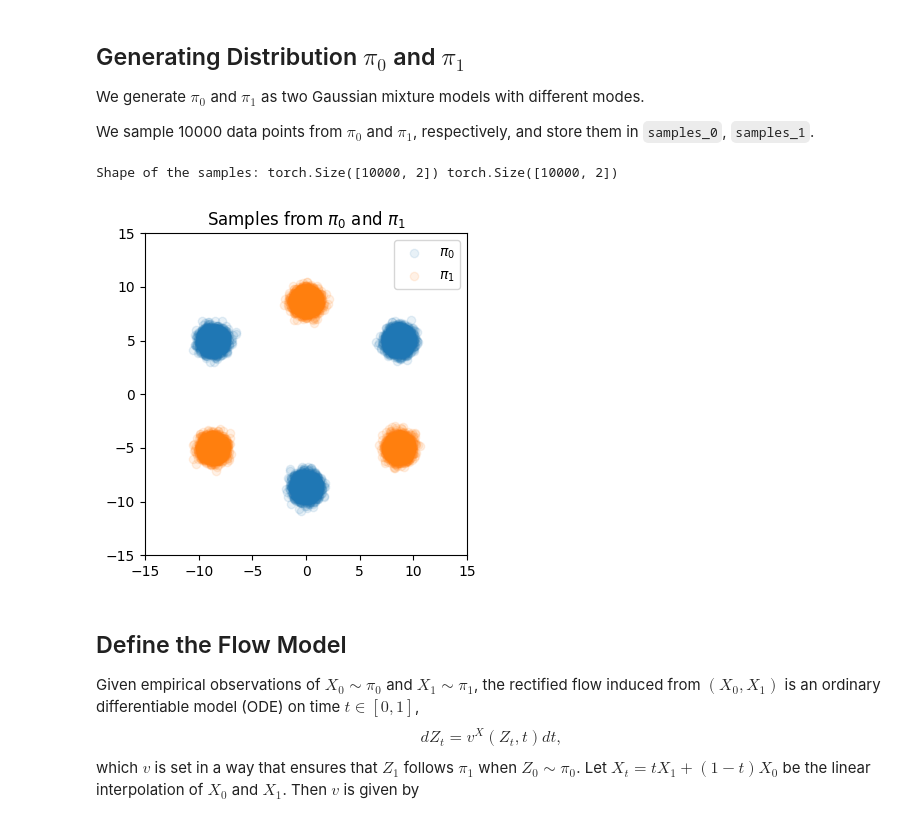
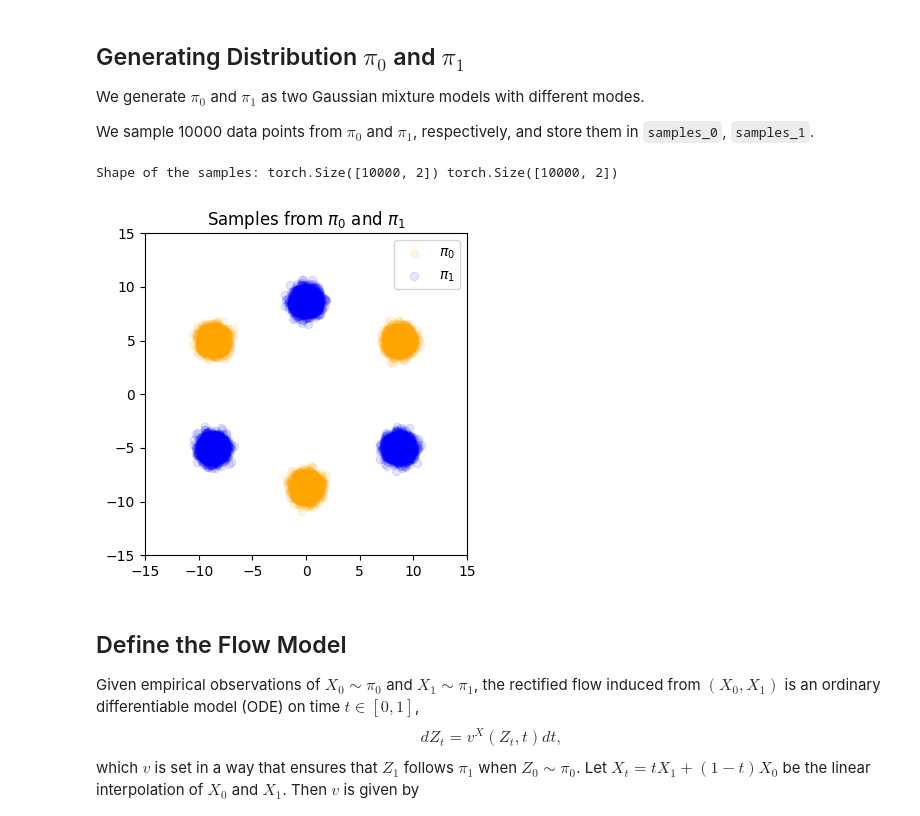
Before and after one commit to MohitLamba94/cheat-sheet, a Jupyter notebook: diffusers/experiments/text2video/RectifiedFlow/basics/Tutorial_Rectified_Flow_with_Neural_Network_02.ipynb, the cells around one changed output. Saved outputs shown, nothing was run; the diff lists cells and outputs as text; code cells hidden in the pictures.

````diff
--- a/diffusers/experiments/text2video/RectifiedFlow/basics/Tutorial_Rectified_Flow_with_Neural_Network_02.ipynb
+++ b/diffusers/experiments/text2video/RectifiedFlow/basics/Tutorial_Rectified_Flow_with_Neural_Network_02.ipynb
@@ -32,44 +30,42 @@ We generate $\pi_0$ and $\pi_1$ as two Gaussian mixture models with different mo
 We sample 10000 data points from $\pi_0$ and $\pi_1$, respectively,
 and store them in ```samples_0```, ```samples_1```.
 # %%
-import torch
-import numpy as np
 import torch.nn as nn
 from torch.distributions import Normal, Categorical
 from torch.distributions.multivariate_normal import MultivariateNormal
 from torch.distributions.mixture_same_family import MixtureSameFamily
 import matplotlib.pyplot as plt
 import torch.nn.functional as F
 
 D = 10.
 M = D+5
 VAR = 0.3
 DOT_SIZE = 4
 COMP = 3
 
 initial_mix = Categorical(torch.tensor([1/COMP for i in range(COMP)]))
 initial_comp = MultivariateNormal(torch.tensor([[D * np.sqrt(3) / 2., D / 2.], [-D * np.sqrt(3) / 2., D / 2.], [0.0, - D * np.sqrt(3) / 2.]]).float(), VAR * torch.stack([torch.eye(2) for i in range(COMP)]))
 initial_model = MixtureSameFamily(initial_mix, initial_comp)
 samples_0 = initial_model.sample([10000])
 
 target_mix = Categorical(torch.tensor([1/COMP for i in range(COMP)]))
 target_comp = MultivariateNormal(torch.tensor([[D * np.sqrt(3) / 2., - D / 2.], [-D * np.sqrt(3) / 2., - D / 2.], [0.0, D * np.sqrt(3) / 2.]]).float(), VAR * torch.stack([torch.eye(2) for i in range(COMP)]))
 target_model = MixtureSameFamily(target_mix, target_comp)
 samples_1 = target_model.sample([10000])
 print('Shape of the samples:', samples_0.shape, samples_1.shape)
 
 plt.figure(figsize=(4,4))
 plt.xlim(-M,M)
 plt.ylim(-M,M)
 plt.title(r'Samples from $\pi_0$ and $\pi_1$')
-plt.scatter(samples_0[:, 0].cpu().numpy(), samples_0[:, 1].cpu().numpy(), alpha=0.1, label=r'$\pi_0$')
-plt.scatter(samples_1[:, 0].cpu().numpy(), samples_1[:, 1].cpu().numpy(), alpha=0.1, label=r'$\pi_1$')
+plt.scatter(samples_0[:, 0].cpu().numpy(), samples_0[:, 1].cpu().numpy(), alpha=0.1, label=r'$\pi_0$', color="orange")
+plt.scatter(samples_1[:, 0].cpu().numpy(), samples_1[:, 1].cpu().numpy(), alpha=0.1, label=r'$\pi_1$', color="blue")
 plt.legend()
 
 plt.tight_layout()
 # %% [output]
 Shape of the samples: torch.Size([10000, 2]) torch.Size([10000, 2])
-[figure, old version]
+[figure, new version]
 # %% [markdown]
 ## Define the Flow Model
 Given empirical observations of $X_0\sim \pi_0$ and $X_1\sim \pi_1$,
````
Also changed, not shown: parts of 22 cells of this notebook, 2 other files.
